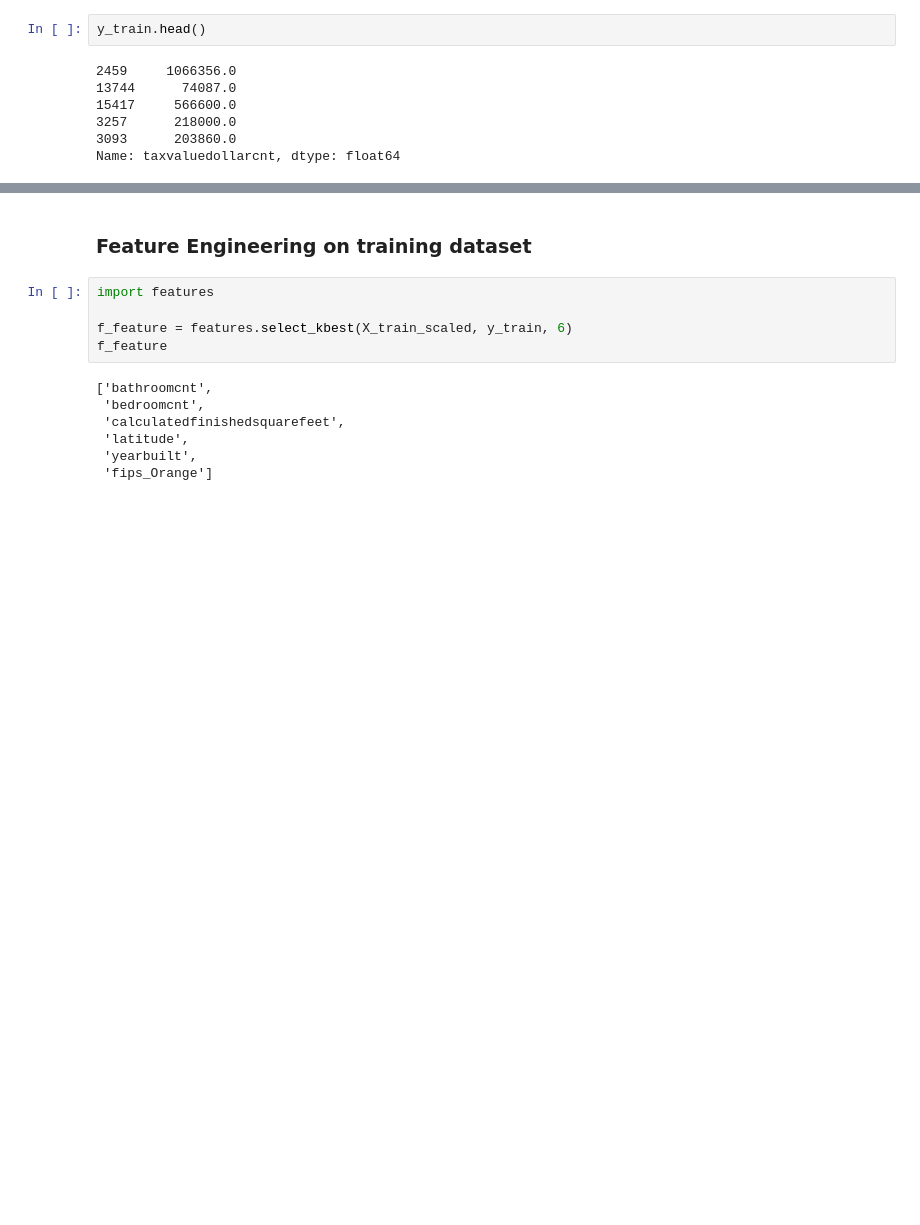
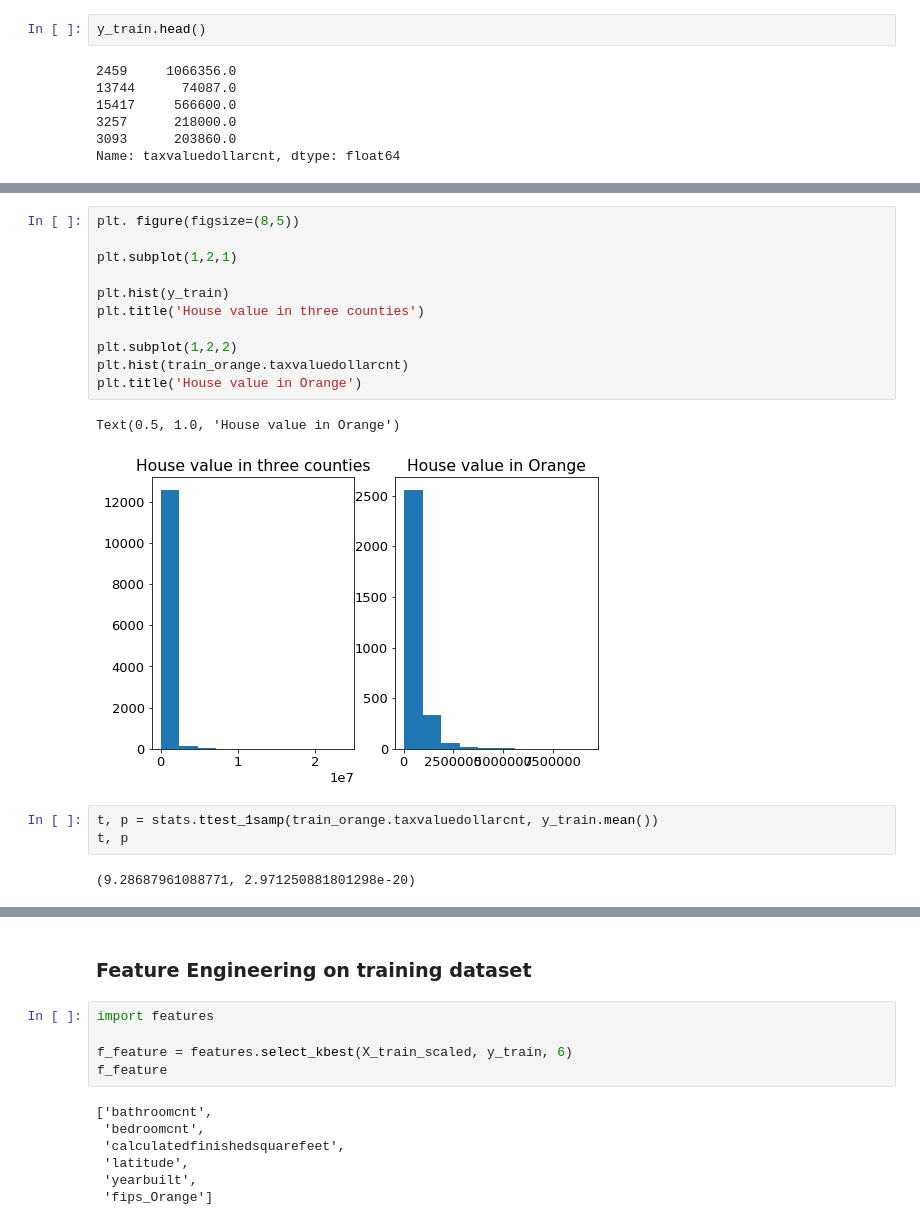
Before and after one commit to Estimating-Home-Value/Predicting-Tax-Assessed-Home-Values, a Jupyter notebook: scratchpad_shi.ipynb, the cells around one changed output, grey strips where cells are left out. Drawn from its saved outputs; the diff is of its cells as text; blank space fills up the shorter version.

```diff
--- a/scratchpad_shi.ipynb
+++ b/scratchpad_shi.ipynb
@@ -1169,0 +1289,19 @@ Name: taxvaluedollarcnt, dtype: float64
+# %%
+plt. figure(figsize=(8,5))
+
+plt.subplot(1,2,1)
+
+plt.hist(y_train)
+plt.title('House value in three counties')
+
+plt.subplot(1,2,2)
+plt.hist(train_orange.taxvaluedollarcnt)
+plt.title('House value in Orange')
+# %% [output]
+Text(0.5, 1.0, 'House value in Orange')
+[figure, added]
+# %%
+t, p = stats.ttest_1samp(train_orange.taxvaluedollarcnt, y_train.mean())
+t, p
+# %% [output]
+(9.28687961088771, 2.971250881801298e-20)
```
Also changed, not shown: parts of 25 cells of this notebook.
